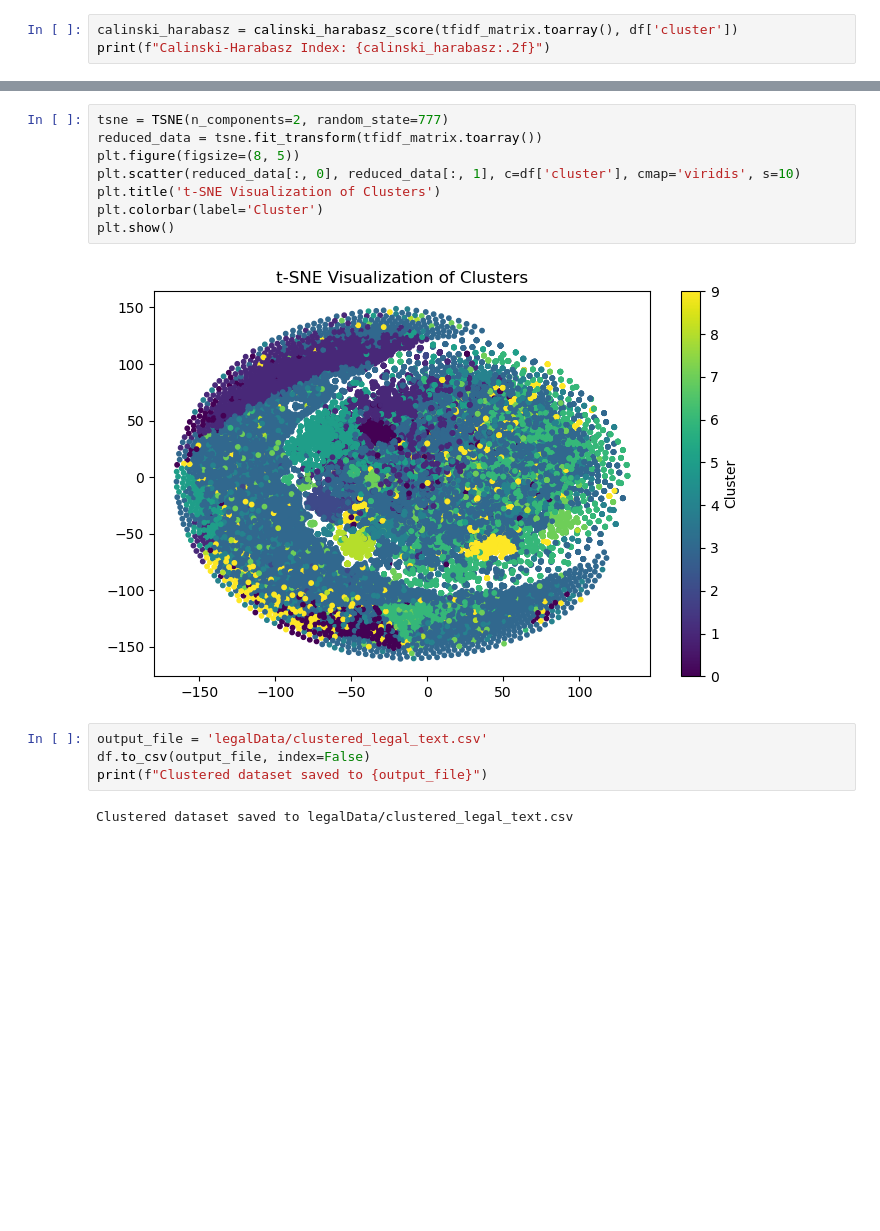
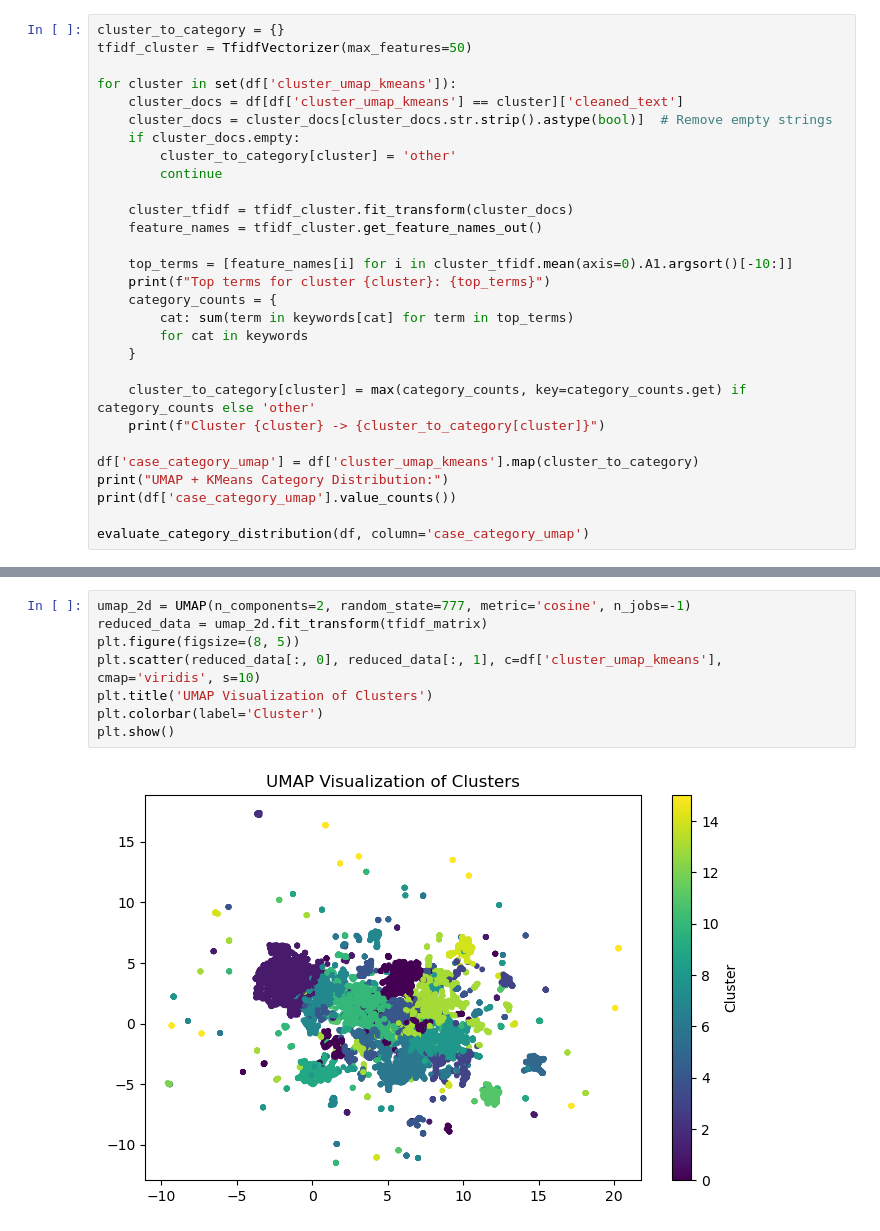
Before and after one commit to YoshiAligina/LegalTextClassification, a Jupyter notebook: FInalProj/main.ipynb, the cells around one changed output, grey strips where cells are left out. Drawn from its saved outputs; the diff is of its cells as text; blank space fills up the shorter version.

```diff
--- a/FInalProj/main.ipynb
+++ b/FInalProj/main.ipynb
@@ -286,4 +320,30 @@ df['case_category'] = df['cluster'].map(cluster_to_category)
 # %%
-calinski_harabasz = calinski_harabasz_score(tfidf_matrix.toarray(), df['cluster'])
-print(f"Calinski-Harabasz Index: {calinski_harabasz:.2f}")
+cluster_to_category = {}
+tfidf_cluster = TfidfVectorizer(max_features=50)
+
+for cluster in set(df['cluster_umap_kmeans']):
+    cluster_docs = df[df['cluster_umap_kmeans'] == cluster]['cleaned_text']
+    cluster_docs = cluster_docs[cluster_docs.str.strip().astype(bool)]  # Remove empty strings
+    if cluster_docs.empty:
+        cluster_to_category[cluster] = 'other'
+        continue
+
+    cluster_tfidf = tfidf_cluster.fit_transform(cluster_docs)
+    feature_names = tfidf_cluster.get_feature_names_out()
+
+    top_terms = [feature_names[i] for i in cluster_tfidf.mean(axis=0).A1.argsort()[-10:]]
+    print(f"Top terms for cluster {cluster}: {top_terms}")
+    category_counts = {
+        cat: sum(term in keywords[cat] for term in top_terms)
+        for cat in keywords
+    }
+
+    cluster_to_category[cluster] = max(category_counts, key=category_counts.get) if category_counts else 'other'
+    print(f"Cluster {cluster} -> {cluster_to_category[cluster]}")
+
+df['case_category_umap'] = df['cluster_umap_kmeans'].map(cluster_to_category)
+print("UMAP + KMeans Category Distribution:")
+print(df['case_category_umap'].value_counts())
+
+evaluate_category_distribution(df, column='case_category_umap')
 # %% [output]
@@ -292,16 +368,10 @@ Calinski-Harabasz Index: 176.47
 # %%
-tsne = TSNE(n_components=2, random_state=777)
-reduced_data = tsne.fit_transform(tfidf_matrix.toarray())
+umap_2d = UMAP(n_components=2, random_state=777, metric='cosine', n_jobs=-1)
+reduced_data = umap_2d.fit_transform(tfidf_matrix)
 plt.figure(figsize=(8, 5))
-plt.scatter(reduced_data[:, 0], reduced_data[:, 1], c=df['cluster'], cmap='viridis', s=10)
-plt.title('t-SNE Visualization of Clusters')
+plt.scatter(reduced_data[:, 0], reduced_data[:, 1], c=df['cluster_umap_kmeans'], cmap='viridis', s=10)
+plt.title('UMAP Visualization of Clusters')
 plt.colorbar(label='Cluster')
 plt.show()
 # %% [output]
-[figure, old version]
+[figure, new version]
-# %%
-output_file = 'legalData/clustered_legal_text.csv'
-df.to_csv(output_file, index=False)
-print(f"Clustered dataset saved to {output_file}")
-# %% [output]
-Clustered dataset saved to legalData/clustered_legal_text.csv
```
Also changed, not shown: parts of 13 cells of this notebook.
